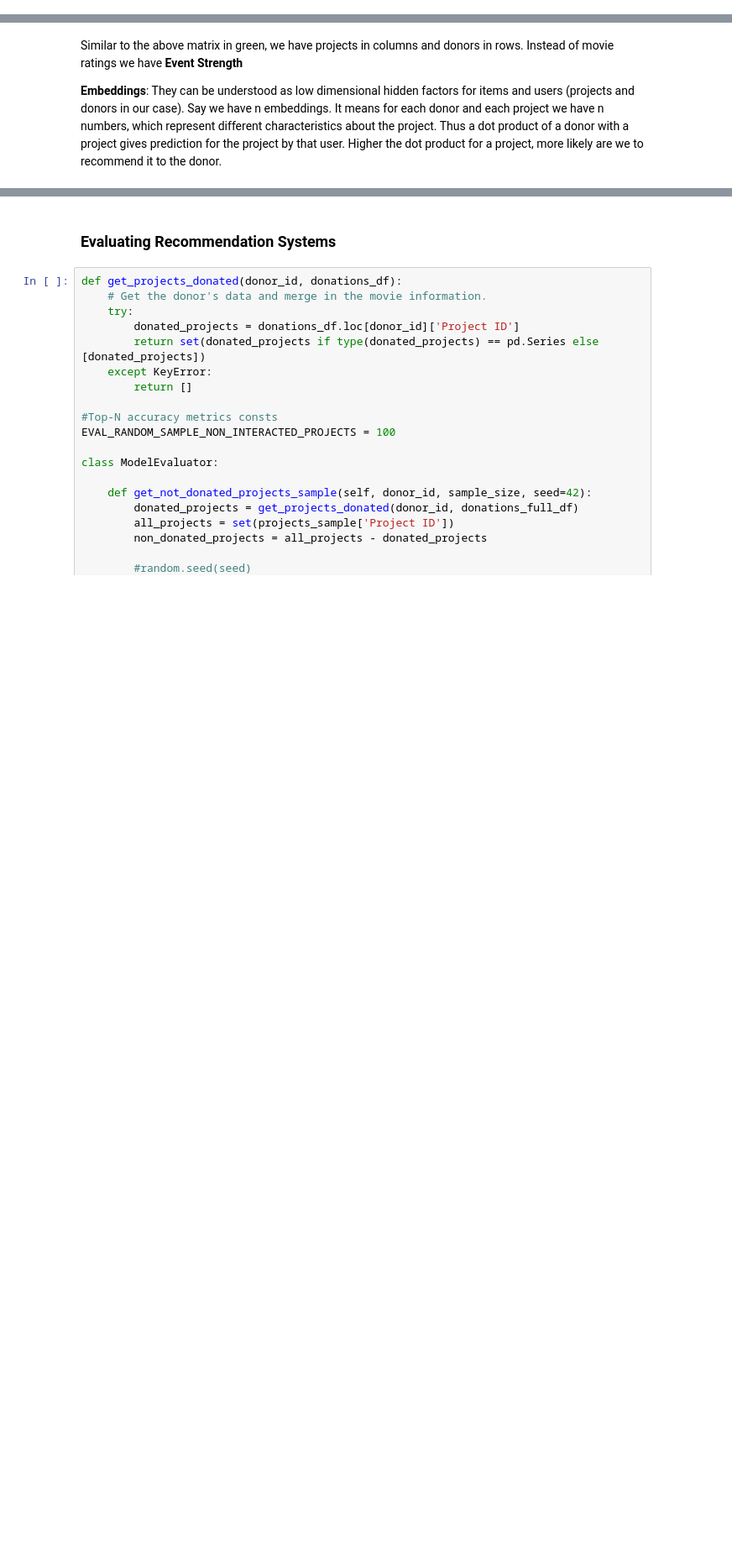
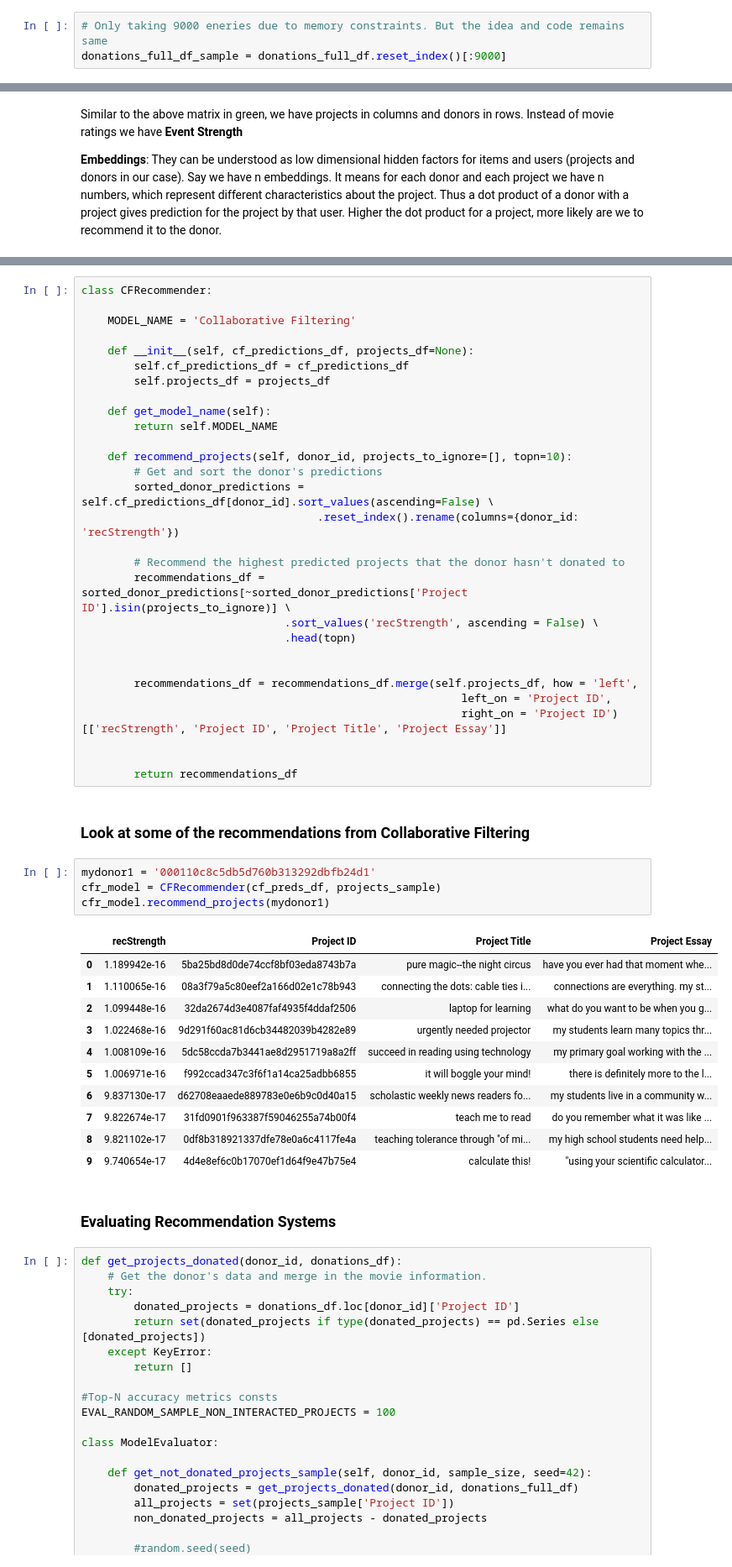
Before and after one commit to bandiatindra/Non-Profit-Crowdfunding-Recommendation-System, a Jupyter notebook: Non-Profit Crowdfunding Recommendation System v0.4 ab.ipynb, the cells around one changed output, grey strips where cells are left out. Shown at 84% size. Cells and saved outputs as stored; diff of their text form; blank space fills up the shorter version.

```diff
--- a/Non-Profit Crowdfunding Recommendation System v0.4 ab.ipynb
+++ b/Non-Profit Crowdfunding Recommendation System v0.4 ab.ipynb
@@ -791,3 +789,6 @@ donations_full_df_sample = donations_full_df.head().reset_index()
+# %%
+# Only taking 9000 eneries due to memory constraints. But the idea and code remains same
+donations_full_df_sample = donations_full_df.reset_index()[:9000]
 # %%
 #Creating a sparse pivot table with donors in rows and projects in columns
 donors_projects_pivot_matrix_df = donations_full_df_sample.pivot(index='Donor ID',\
@@ -848,3 +853,50 @@ TypeError: 'tuple' object is not callable
+# %%
+class CFRecommender:
+
+    MODEL_NAME = 'Collaborative Filtering'
+
+    def __init__(self, cf_predictions_df, projects_df=None):
+        self.cf_predictions_df = cf_predictions_df
+        self.projects_df = projects_df
+
+    def get_model_name(self):
+        return self.MODEL_NAME
+
+    def recommend_projects(self, donor_id, projects_to_ignore=[], topn=10):
+        # Get and sort the donor's predictions
+        sorted_donor_predictions = self.cf_predictions_df[donor_id].sort_values(ascending=False) \
+                                    .reset_index().rename(columns={donor_id: 'recStrength'})
+
+        # Recommend the highest predicted projects that the donor hasn't donated to
+        recommendations_df = sorted_donor_predictions[~sorted_donor_predictions['Project ID'].isin(projects_to_ignore)] \
+                               .sort_values('recStrength', ascending = False) \
+                               .head(topn)
+
+
+        recommendations_df = recommendations_df.merge(self.projects_df, how = 'left',
+                                                          left_on = 'Project ID',
+                                                          right_on = 'Project ID')[['recStrength', 'Project ID', 'Project Title', 'Project Essay']]
+
+
+        return recommendations_df
+# %% [markdown]
+### Look at some of the recommendations from Collaborative Filtering
+# %%
+mydonor1 = '000110c8c5db5d760b313292dbfb24d1'
+cfr_model = CFRecommender(cf_preds_df, projects_sample)
+cfr_model.recommend_projects(mydonor1)
+# %% [output]
+|  | recStrength | Project ID | Project Title | Project Essay |
+| 0 | 1.189942e-16 | 5ba25bd8d0de74ccf8bf03eda8743b7a | pure magic--the night circus | have you ever had that moment whe... |
+| 1 | 1.110065e-16 | 08a3f79a5c80eef2a166d02e1c78b943 | connecting the dots: cable ties i... | connections are everything. my st... |
+| 2 | 1.099448e-16 | 32da2674d3e4087faf4935f4ddaf2506 | laptop for learning | what do you want to be when you g... |
+| 3 | 1.022468e-16 | 9d291f60ac81d6cb34482039b4282e89 | urgently needed projector | my students learn many topics thr... |
+| 4 | 1.008109e-16 | 5dc58ccda7b3441ae8d2951719a8a2ff | succeed in reading using technology | my primary goal working with the ... |
+| 5 | 1.006971e-16 | f992ccad347c3f6f1a14ca25adbb6855 | it will boggle your mind! | there is definitely more to the l... |
+| 6 | 9.837130e-17 | d62708eaaede889783e0e6b9c0d40a15 | scholastic weekly news readers fo... | my students live in a community w... |
+| 7 | 9.822674e-17 | 31fd0901f963387f59046255a74b00f4 | teach me to read | do you remember what it was like ... |
+| 8 | 9.821102e-17 | 0df8b318921337dfe78e0a6c4117fe4a | teaching tolerance through "of mi... | my high school students need help... |
+| 9 | 9.740654e-17 | 4d4e8ef6c0b17070ef1d64f9e47b75e4 | calculate this! | "using your scientific calculator... |
 # %% [markdown]
 ### Evaluating Recommendation Systems
 # %%
```
Also changed, not shown: parts of 8 cells of this notebook.
